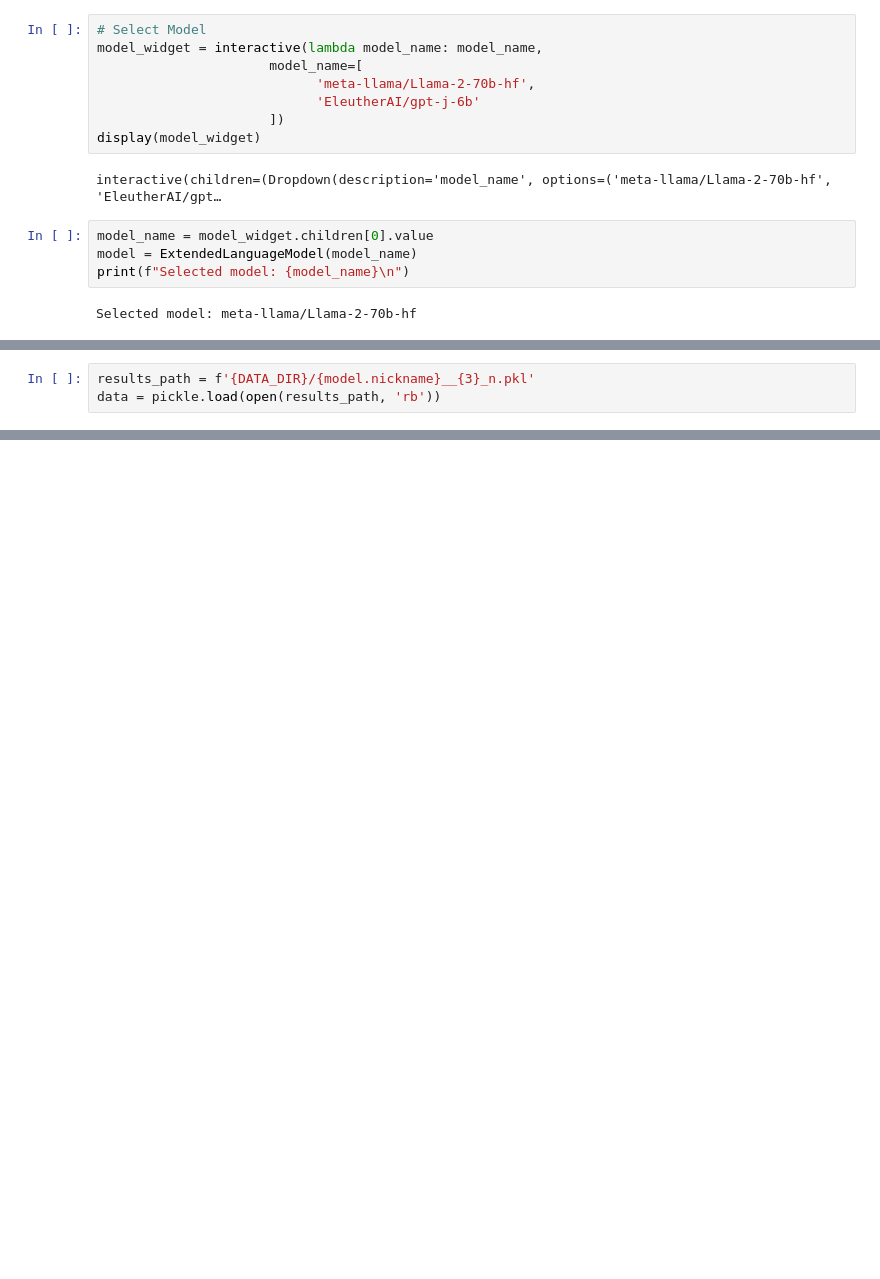
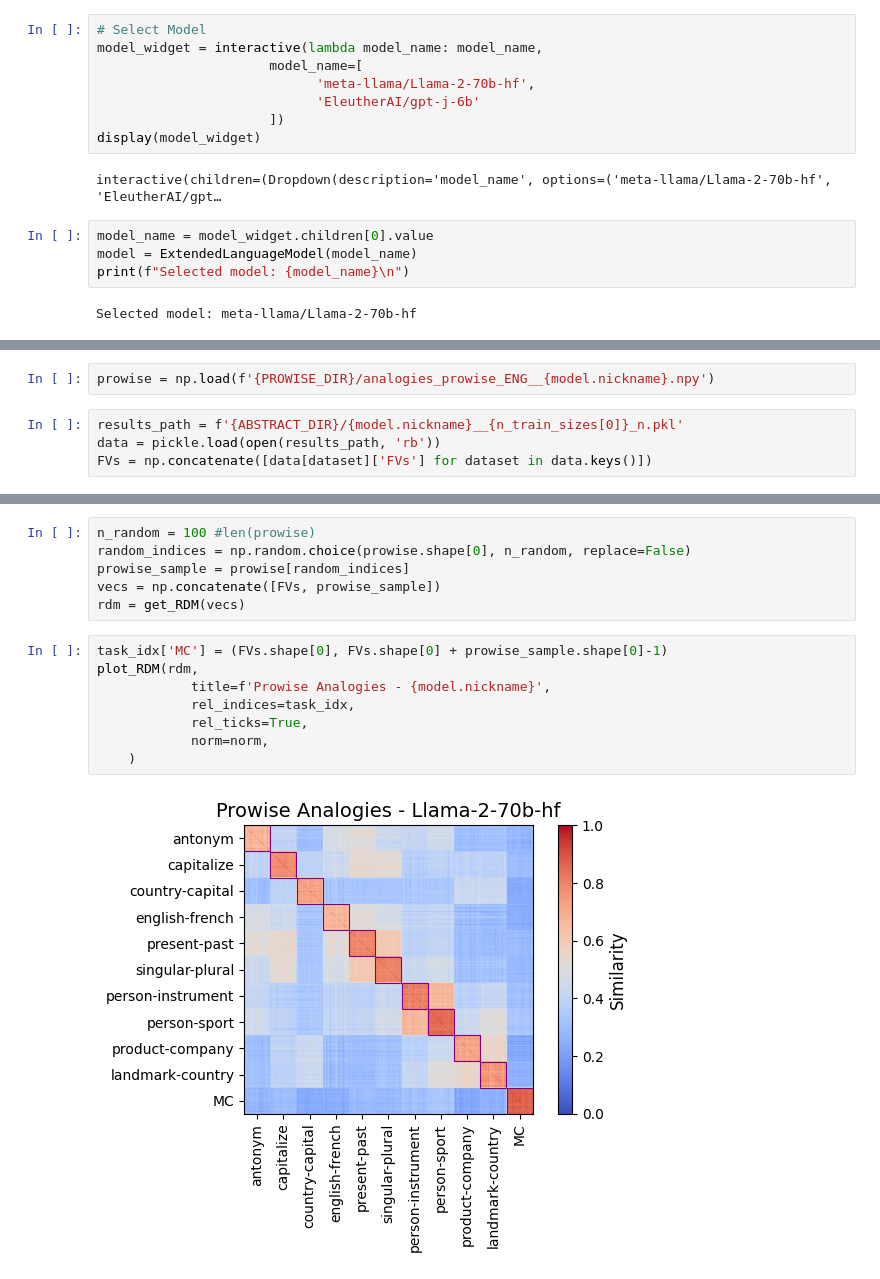
Before and after one commit to gucioopielka/concept_vectors, a Jupyter notebook: inspect_FVs.ipynb, the cells around one changed output, grey strips where cells are left out. Drawn from its saved outputs; the diff is of its cells as text; blank space fills up the shorter version.

```diff
--- a/inspect_FVs.ipynb
+++ b/inspect_FVs.ipynb
@@ -37,3 +157,6 @@ Selected model: meta-llama/Llama-2-70b-hf
+# %%
+prowise = np.load(f'{PROWISE_DIR}/analogies_prowise_ENG__{model.nickname}.npy')
 # %%
-results_path = f'{DATA_DIR}/{model.nickname}__{3}_n.pkl'
+results_path = f'{ABSTRACT_DIR}/{model.nickname}__{n_train_sizes[0]}_n.pkl'
 data = pickle.load(open(results_path, 'rb'))
+FVs = np.concatenate([data[dataset]['FVs'] for dataset in data.keys()])
@@ -77,0 +163,16 @@ plt.show()
+# %%
+n_random = 100 #len(prowise)
+random_indices = np.random.choice(prowise.shape[0], n_random, replace=False)
+prowise_sample = prowise[random_indices]
+vecs = np.concatenate([FVs, prowise_sample])
+rdm = get_RDM(vecs)
+# %%
+task_idx['MC'] = (FVs.shape[0], FVs.shape[0] + prowise_sample.shape[0]-1)
+plot_RDM(rdm,
+            title=f'Prowise Analogies - {model.nickname}',
+            rel_indices=task_idx,
+            rel_ticks=True,
+            norm=norm,
+    )
+# %% [output]
+[figure, added]
```
Also changed, not shown: parts of 28 cells of this notebook, 28 other files.
